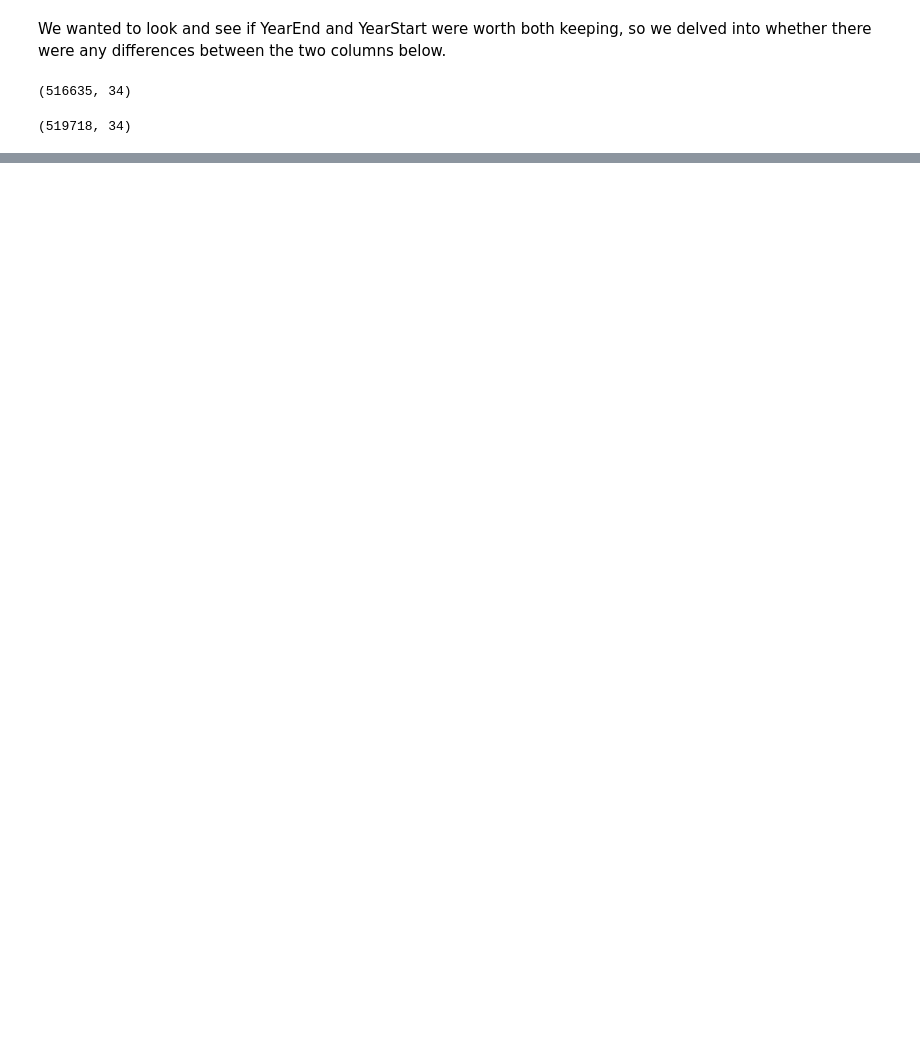
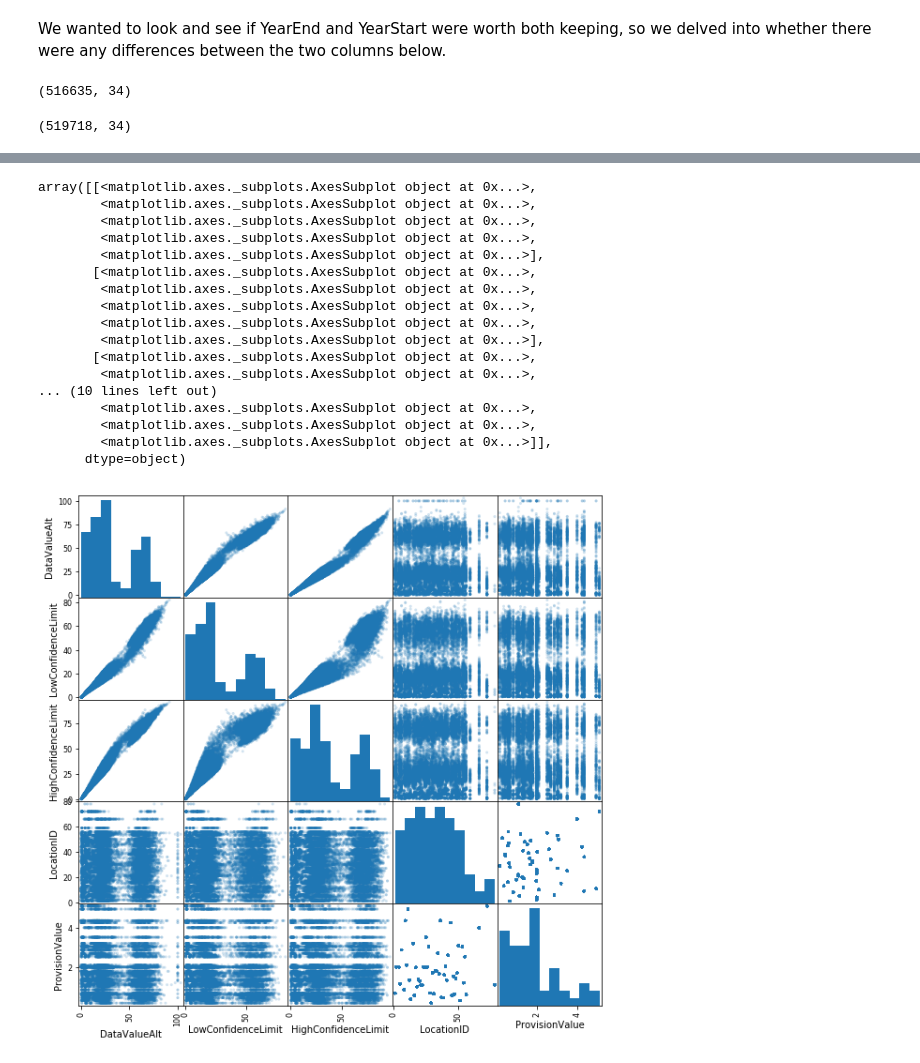
Before and after one commit to kwood16/US-CDI, a Jupyter notebook: Project Proposal.ipynb, the cells around one changed output, grey strips where cells are left out. Saved outputs shown, nothing was run; the diff lists cells and outputs as text; code cells hidden in the pictures; blank space fills up the shorter version.

```diff
--- a/Project Proposal.ipynb
+++ b/Project Proposal.ipynb
@@ -276,0 +342,5 @@ After looking at a lot of the columns, we decided to only keep 'YearStart', 'Yea
+# %%
+#read in tobacco tax dataset csv file from cdc https://www.cdc.gov/statesystem/excisetax.html
+tobacco_tax = pd.read_csv("ExciseTax.csv")
+tobacco_tax.dtypes
+tobacco_tax.head()
@@ -276,0 +375,3 @@ After looking at a lot of the columns, we decided to only keep 'YearStart', 'Yea
+# %%
+merge_tax = pd.merge(tobacco_df, tobacco_tax, left_on=['LocationDesc'], right_on = ['LocationDesc'], how = 'left')
+merge_tax.dtypes
@@ -276,0 +396,43 @@ After looking at a lot of the columns, we decided to only keep 'YearStart', 'Yea
+# %%
+from pandas.plotting import scatter_matrix
+scatter_matrix(merge_tax[['LocationAbbr',
+ 'LocationDesc',
+ 'DataSource',
+ 'Topic',
+ 'Question',
+ 'DataValueUnit',
+ 'DataValueType',
+ 'DataValue',
+ 'DataValueAlt',
+ 'DataValueFootnoteSymbol',
+ 'DatavalueFootnote',
+ 'LowConfidenceLimit',
+ 'HighConfidenceLimit',
+ 'StratificationCategory1',
+ 'Stratification1',
+ 'GeoLocation',
+ 'LocationID',
+ 'TopicID',
+ 'QuestionID',
+ 'DataValueTypeID',
+ 'StratificationCategoryID1',
+ 'StratificationID1', 'ProvisionValue']], alpha = 0.2, figsize=(10, 10))
+# %% [output]
+array([[<matplotlib.axes._subplots.AxesSubplot object at 0x...>,
+        <matplotlib.axes._subplots.AxesSubplot object at 0x...>,
+        <matplotlib.axes._subplots.AxesSubplot object at 0x...>,
+        <matplotlib.axes._subplots.AxesSubplot object at 0x...>,
+        <matplotlib.axes._subplots.AxesSubplot object at 0x...>],
+       [<matplotlib.axes._subplots.AxesSubplot object at 0x...>,
+        <matplotlib.axes._subplots.AxesSubplot object at 0x...>,
+        <matplotlib.axes._subplots.AxesSubplot object at 0x...>,
+        <matplotlib.axes._subplots.AxesSubplot object at 0x...>,
+        <matplotlib.axes._subplots.AxesSubplot object at 0x...>],
+       [<matplotlib.axes._subplots.AxesSubplot object at 0x...>,
+        <matplotlib.axes._subplots.AxesSubplot object at 0x...>,
+... (10 lines left out)
+        <matplotlib.axes._subplots.AxesSubplot object at 0x...>,
+        <matplotlib.axes._subplots.AxesSubplot object at 0x...>,
+        <matplotlib.axes._subplots.AxesSubplot object at 0x...>]],
+      dtype=object)
+[figure, added]
```
Also changed, not shown: parts of 18 cells of this notebook, 2 other files.
